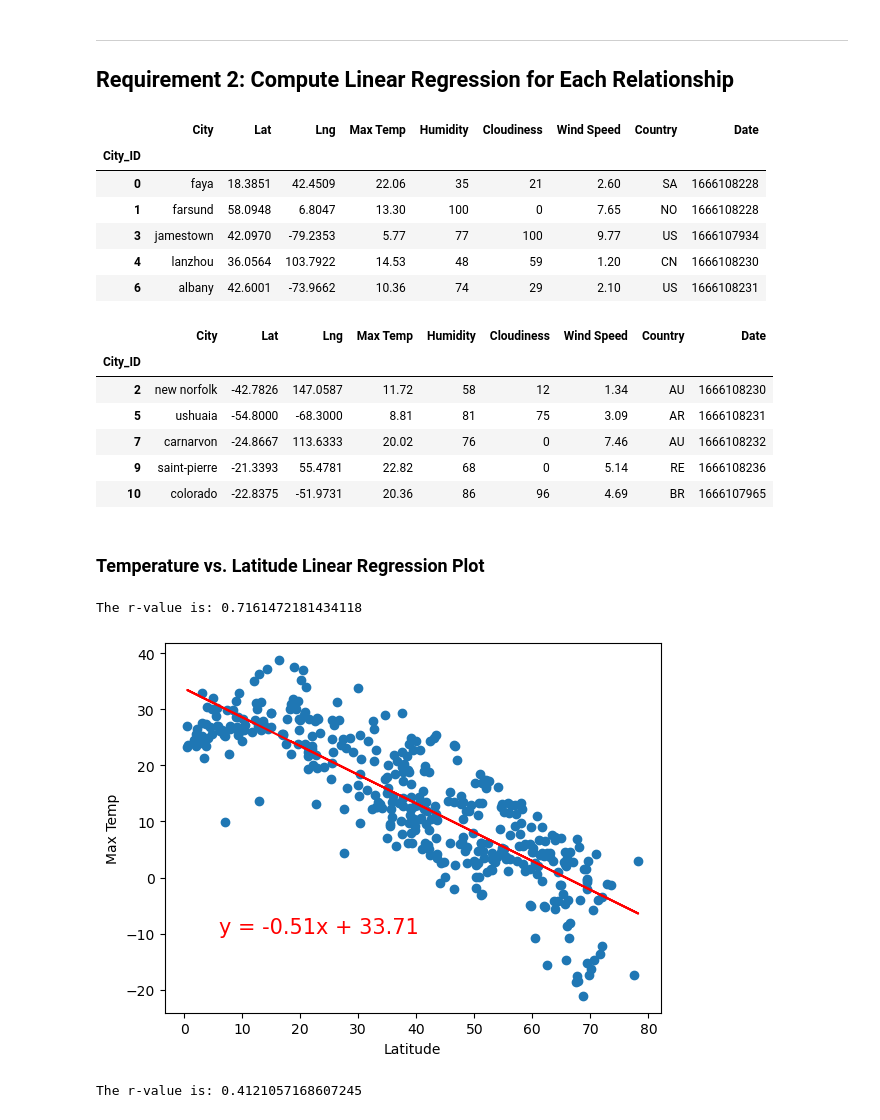
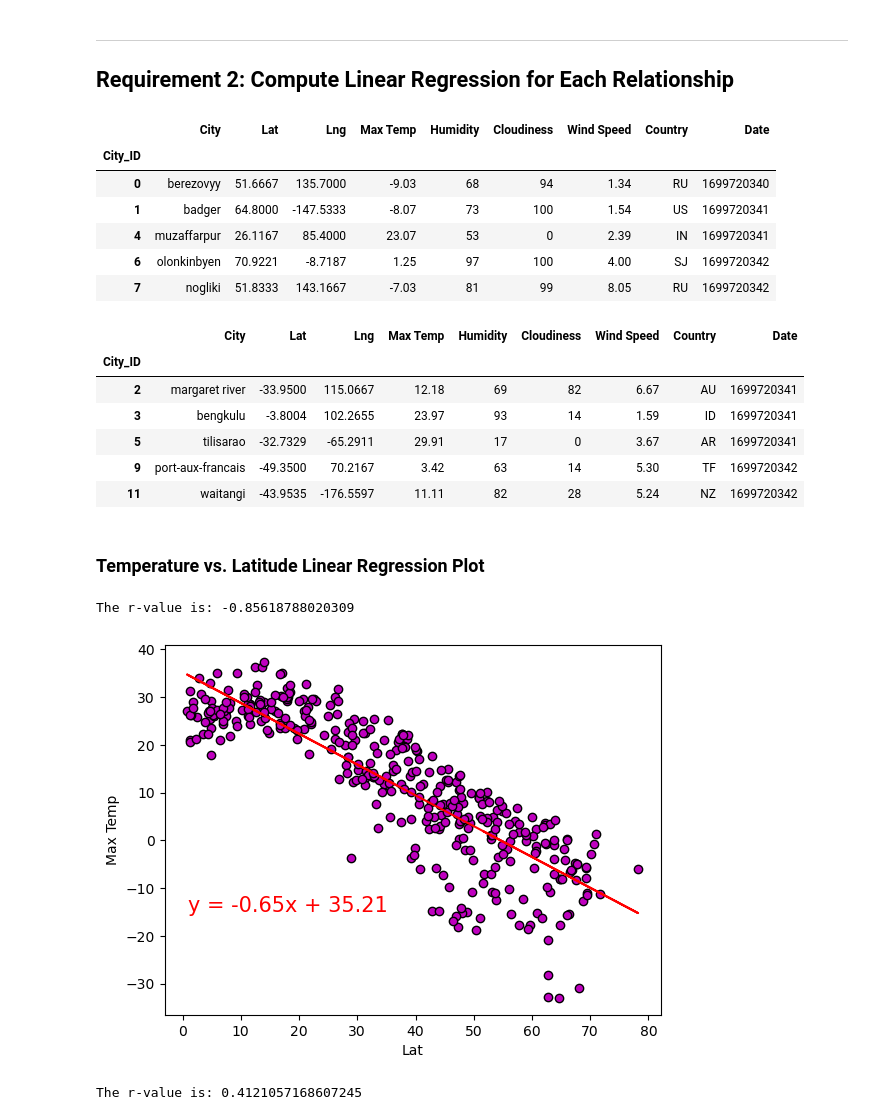
Before and after one commit to lvit001/python-api-challenge, a Jupyter notebook: WeatherPy/WeatherPy.ipynb, the cells around one changed output. Cells and saved outputs as stored; diff of their text form; code cells hidden in the pictures.

```diff
--- a/WeatherPy/WeatherPy.ipynb
+++ b/WeatherPy/WeatherPy.ipynb
@@ -261,0 +268,15 @@ plt.show()
+# %%
+# Define a function to create Linear Regression plots
+def linreg(df,x_column,y_column,annotation_x,annotation_y):
+    x_values = df[x_column]
+    y_values = df[y_column]
+    (slope, intercept, rvalue, pvalue, stderr) = linregress(x_values, y_values)
+    regress_values = x_values * slope + intercept
+    lin_eq = "y = " + str(round(slope,2)) + "x + " + str(round(intercept,2))
+    plt.scatter(x_values,y_values,marker='o',facecolors="m",edgecolors="black")
+    plt.plot(x_values,regress_values,"r-")
+    plt.annotate(lin_eq,(annotation_x,annotation_y),fontsize=15,color="red")
+    plt.xlabel(x_column)
+    plt.ylabel(y_column)
+    print(f"The r-value is: {rvalue}")
+    plt.show()
@@ -262,39 +285,39 @@ plt.show()
 # %%
 # Create a DataFrame with the Northern Hemisphere data (Latitude >= 0)
-# YOUR CODE HERE
+northern_hemi_df = city_data_df.loc[(city_data_df["Lat"] >= 0),:]
 
 # Display sample data
 northern_hemi_df.head()
 # %% [output]
 |  | City | Lat | Lng | Max Temp | Humidity | Cloudiness | Wind Speed | Country | Date |
 | City_ID |  |  |  |  |  |  |  |  |  |
-| 0 | faya | 18.3851 | 42.4509 | 22.06 | 35 | 21 | 2.60 | SA | 1666108228 |
-| 1 | farsund | 58.0948 | 6.8047 | 13.30 | 100 | 0 | 7.65 | NO | 1666108228 |
-| 3 | jamestown | 42.0970 | -79.2353 | 5.77 | 77 | 100 | 9.77 | US | 1666107934 |
-| 4 | lanzhou | 36.0564 | 103.7922 | 14.53 | 48 | 59 | 1.20 | CN | 1666108230 |
-| 6 | albany | 42.6001 | -73.9662 | 10.36 | 74 | 29 | 2.10 | US | 1666108231 |
+| 0 | berezovyy | 51.6667 | 135.7000 | -9.03 | 68 | 94 | 1.34 | RU | 1699720340 |
+| 1 | badger | 64.8000 | -147.5333 | -8.07 | 73 | 100 | 1.54 | US | 1699720341 |
+| 4 | muzaffarpur | 26.1167 | 85.4000 | 23.07 | 53 | 0 | 2.39 | IN | 1699720341 |
+| 6 | olonkinbyen | 70.9221 | -8.7187 | 1.25 | 97 | 100 | 4.00 | SJ | 1699720342 |
+| 7 | nogliki | 51.8333 | 143.1667 | -7.03 | 81 | 99 | 8.05 | RU | 1699720342 |
 # %%
 # Create a DataFrame with the Southern Hemisphere data (Latitude < 0)
-# YOUR CODE HERE
+southern_hemi_df = city_data_df.loc[(city_data_df["Lat"] < 0),:]
 
 # Display sample data
 southern_hemi_df.head()
 # %% [output]
 |  | City | Lat | Lng | Max Temp | Humidity | Cloudiness | Wind Speed | Country | Date |
 | City_ID |  |  |  |  |  |  |  |  |  |
-| 2 | new norfolk | -42.7826 | 147.0587 | 11.72 | 58 | 12 | 1.34 | AU | 1666108230 |
-| 5 | ushuaia | -54.8000 | -68.3000 | 8.81 | 81 | 75 | 3.09 | AR | 1666108231 |
-| 7 | carnarvon | -24.8667 | 113.6333 | 20.02 | 76 | 0 | 7.46 | AU | 1666108232 |
-| 9 | saint-pierre | -21.3393 | 55.4781 | 22.82 | 68 | 0 | 5.14 | RE | 1666108236 |
-| 10 | colorado | -22.8375 | -51.9731 | 20.36 | 86 | 96 | 4.69 | BR | 1666107965 |
+| 2 | margaret river | -33.9500 | 115.0667 | 12.18 | 69 | 82 | 6.67 | AU | 1699720341 |
+| 3 | bengkulu | -3.8004 | 102.2655 | 23.97 | 93 | 14 | 1.59 | ID | 1699720341 |
+| 5 | tilisarao | -32.7329 | -65.2911 | 29.91 | 17 | 0 | 3.67 | AR | 1699720341 |
+| 9 | port-aux-francais | -49.3500 | 70.2167 | 3.42 | 63 | 14 | 5.30 | TF | 1699720342 |
+| 11 | waitangi | -43.9535 | -176.5597 | 11.11 | 82 | 28 | 5.24 | NZ | 1699720342 |
 # %% [markdown]
 ###  Temperature vs. Latitude Linear Regression Plot
 # %%
 # Linear regression on Northern Hemisphere
-# YOUR CODE HERE
+linreg(northern_hemi_df,"Lat","Max Temp",1,-15)
 # %% [output]
-The r-value is: 0.7161472181434118
+The r-value is: -0.85618788020309
-[figure, old version]
+[figure, new version]
 # %%
 # Linear regression on Southern Hemisphere
 # YOUR CODE HERE
```
Also changed, not shown: parts of 5 cells of this notebook, 3 other files.
